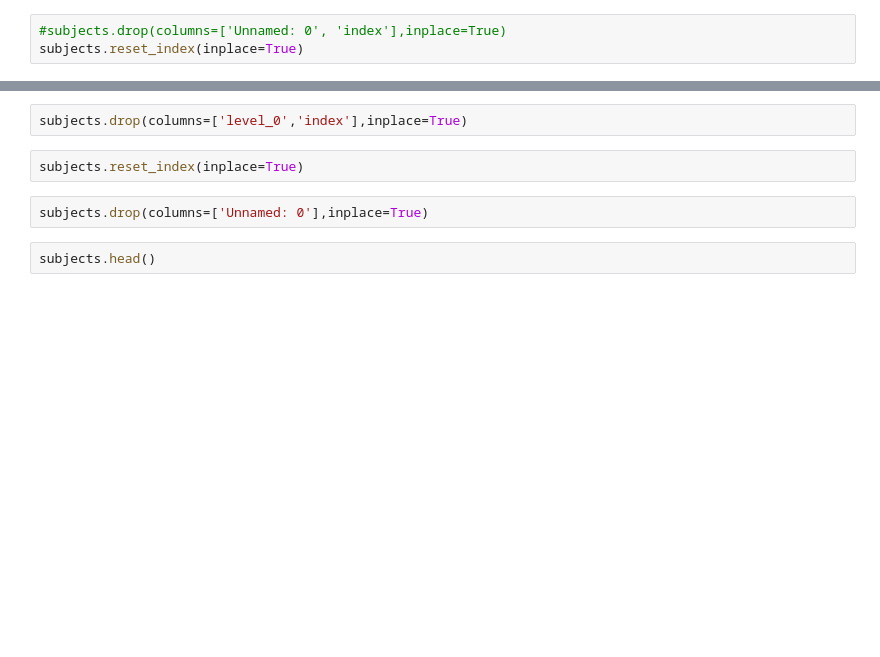
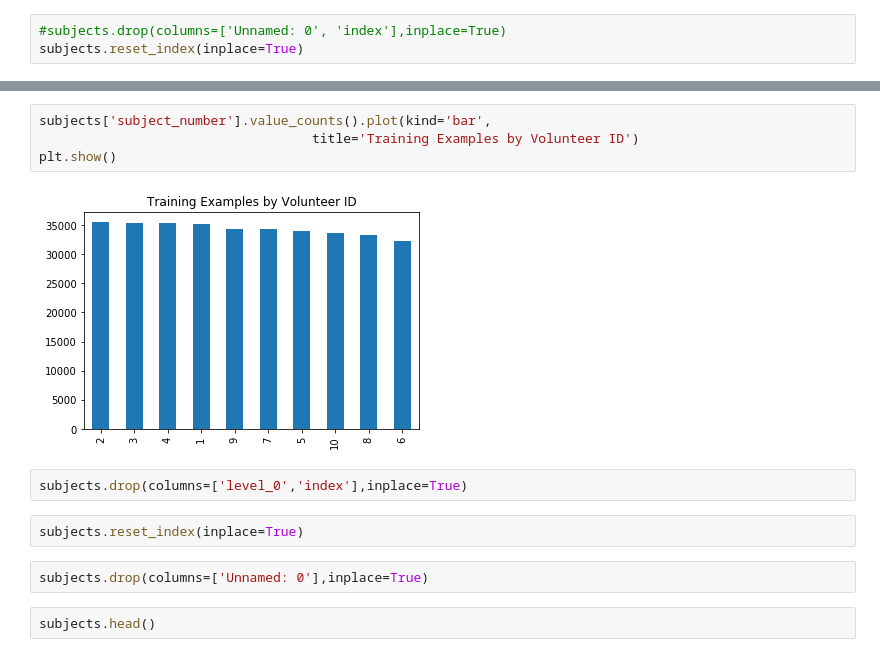
Before and after one commit to CarloCHEN/githubTutorial, a Jupyter notebook: deep learning.ipynb, the cells around one changed output, grey strips where cells are left out. Cells and saved outputs as stored; diff of their text form; blank space fills up the shorter version.

```diff
--- a/deep learning.ipynb
+++ b/deep learning.ipynb
@@ -36,3 +42,9 @@ plt.show()
+# %%
+subjects['subject_number'].value_counts().plot(kind='bar',
+                                   title='Training Examples by Volunteer ID')
+plt.show()
+# %% [output]
+[figure, added]
 # %%
 subjects.drop(columns=['level_0','index'],inplace=True)
 # %%
```
Also changed, not shown: parts of 73 cells of this notebook, 3 other files.
